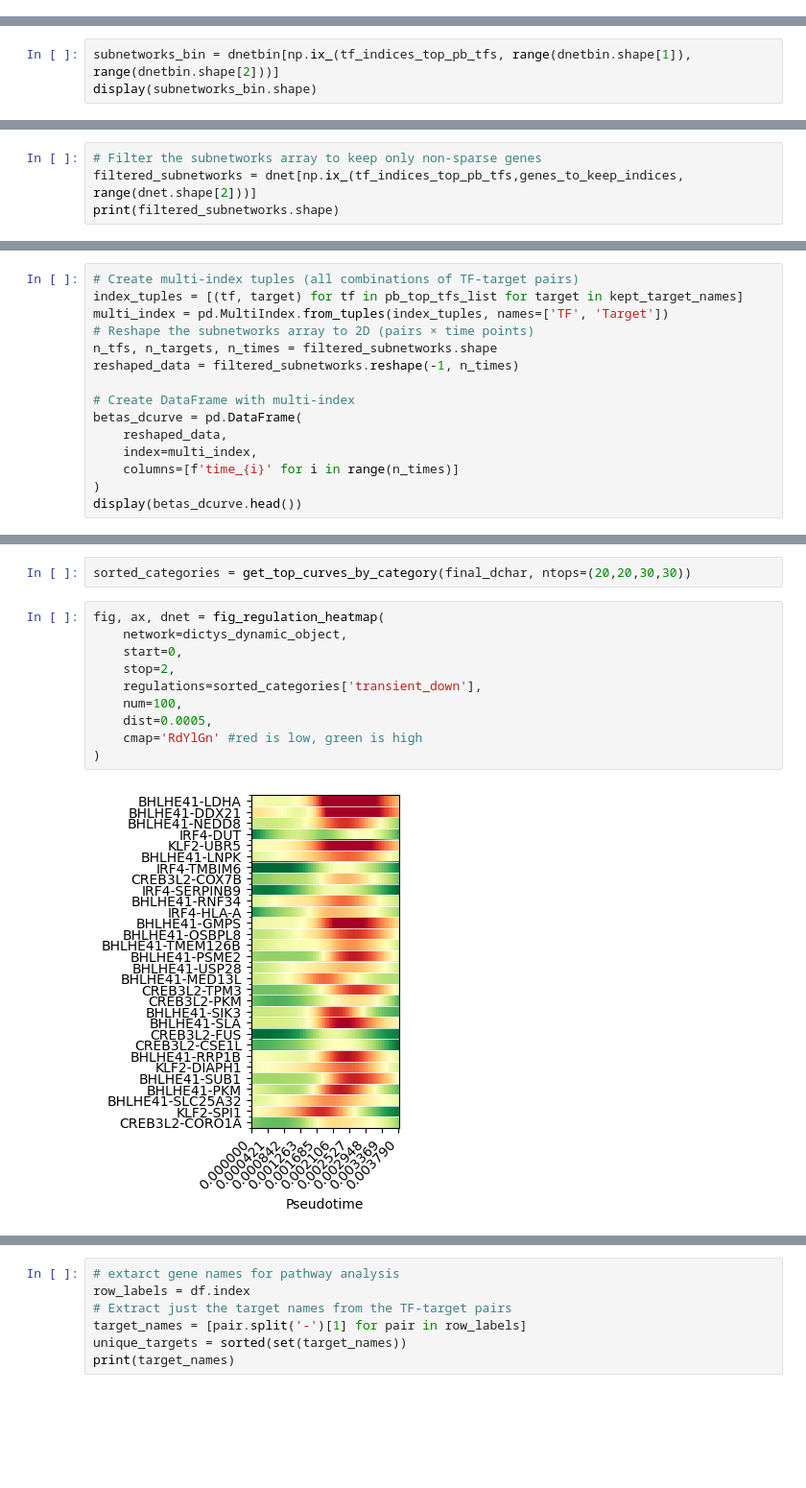
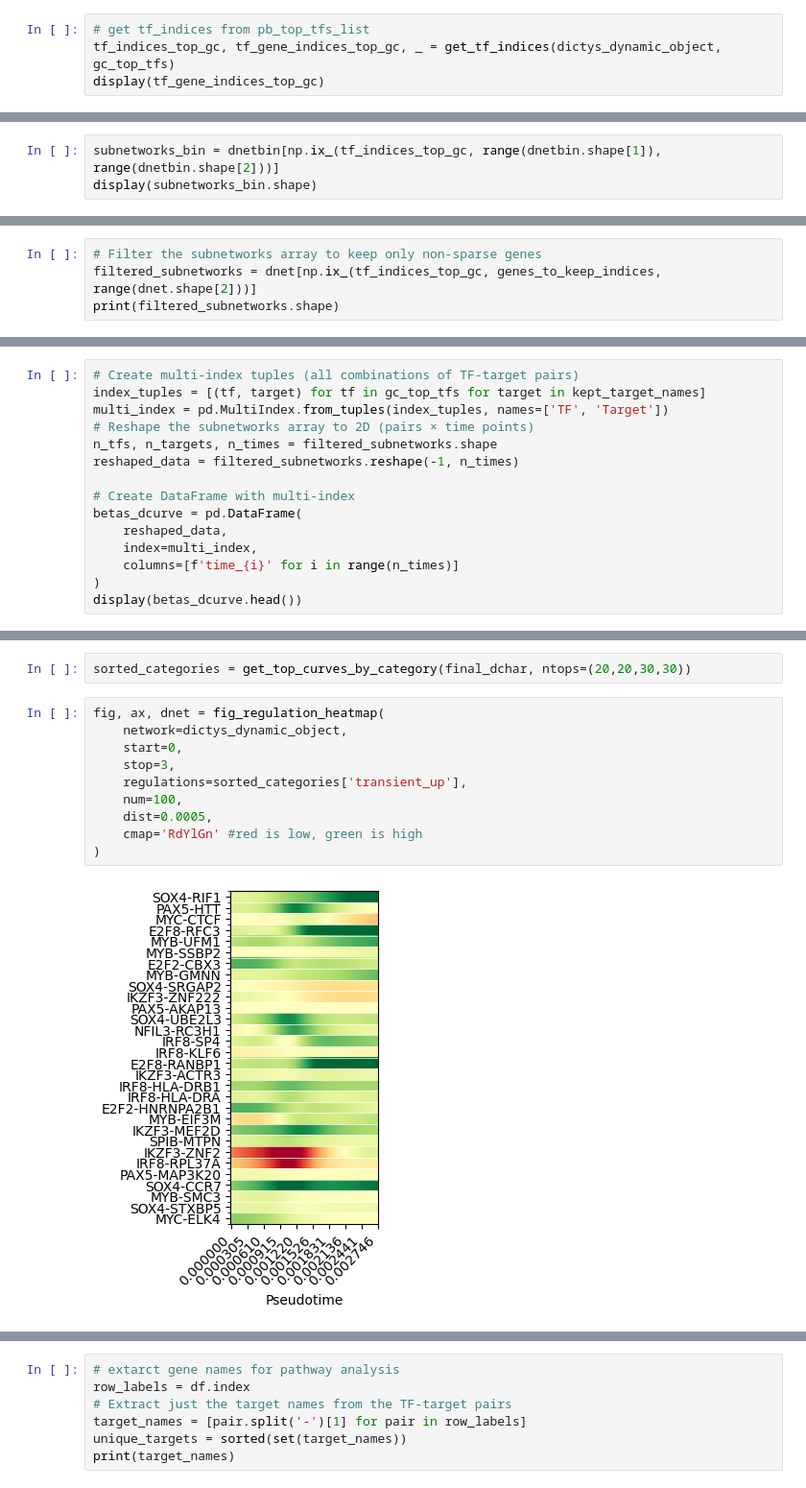
Before and after one commit to sachha-naksha/B_Cell_States, a Jupyter notebook: multiome_dynamic_regulation/py_scripts/analysis/global_grn_dynamics.ipynb, the cells around one changed output, grey strips where cells are left out. Shown at 96% size. Saved outputs shown, nothing was run; the diff lists cells and outputs as text; blank space fills up the shorter version.

```diff
--- a/multiome_dynamic_regulation/py_scripts/analysis/global_grn_dynamics.ipynb
+++ b/multiome_dynamic_regulation/py_scripts/analysis/global_grn_dynamics.ipynb
@@ -18,0 +22,4 @@ dictys_dynamic_object = dictys.net.dynamic_network.from_file(os.path.join(output
+# %%
+# get tf_indices from pb_top_tfs_list
+tf_indices_top_gc, tf_gene_indices_top_gc, _ = get_tf_indices(dictys_dynamic_object, gc_top_tfs)
+display(tf_gene_indices_top_gc)
@@ -58,5 +103,5 @@ display(dnetbin.shape)
 # %%
-subnetworks_bin = dnetbin[np.ix_(tf_indices_top_pb_tfs, range(dnetbin.shape[1]), range(dnetbin.shape[2]))]
+subnetworks_bin = dnetbin[np.ix_(tf_indices_top_gc, range(dnetbin.shape[1]), range(dnetbin.shape[2]))]
 display(subnetworks_bin.shape)
 # %% [output]
 (15, 11907, 100)
@@ -82,6 +127,6 @@ display(dnet.shape)
 (551, 11907, 100)
 # %%
 # Filter the subnetworks array to keep only non-sparse genes
-filtered_subnetworks = dnet[np.ix_(tf_indices_top_pb_tfs,genes_to_keep_indices, range(dnet.shape[2]))]
+filtered_subnetworks = dnet[np.ix_(tf_indices_top_gc, genes_to_keep_indices, range(dnet.shape[2]))]
 print(filtered_subnetworks.shape)
 # %% [output]
@@ -89,6 +134,6 @@ print(filtered_subnetworks.shape)
 # %%
 # Create multi-index tuples (all combinations of TF-target pairs)
-index_tuples = [(tf, target) for tf in pb_top_tfs_list for target in kept_target_names]
+index_tuples = [(tf, target) for tf in gc_top_tfs for target in kept_target_names]
 multi_index = pd.MultiIndex.from_tuples(index_tuples, names=['TF', 'Target'])
 # Reshape the subnetworks array to 2D (pairs × time points)
 n_tfs, n_targets, n_times = filtered_subnetworks.shape
@@ -204,15 +249,15 @@ sorted_categories = get_top_curves_by_category(final_dchar, ntops=(20,20,30,30))
 # %%
 fig, ax, dnet = fig_regulation_heatmap(
     network=dictys_dynamic_object,
     start=0,
-    stop=2,
-    regulations=sorted_categories['transient_down'],
+    stop=3,
+    regulations=sorted_categories['transient_up'],
     num=100,
     dist=0.0005,
     cmap='RdYlGn' #red is low, green is high
 )
 # %% [output]
-[figure, old version]
+[figure, new version]
 # %%
 # Convert dnet to DataFrame with row labels
 df = pd.DataFrame(dnet,
```
Also changed, not shown: parts of 45 cells of this notebook, 1 other file.
